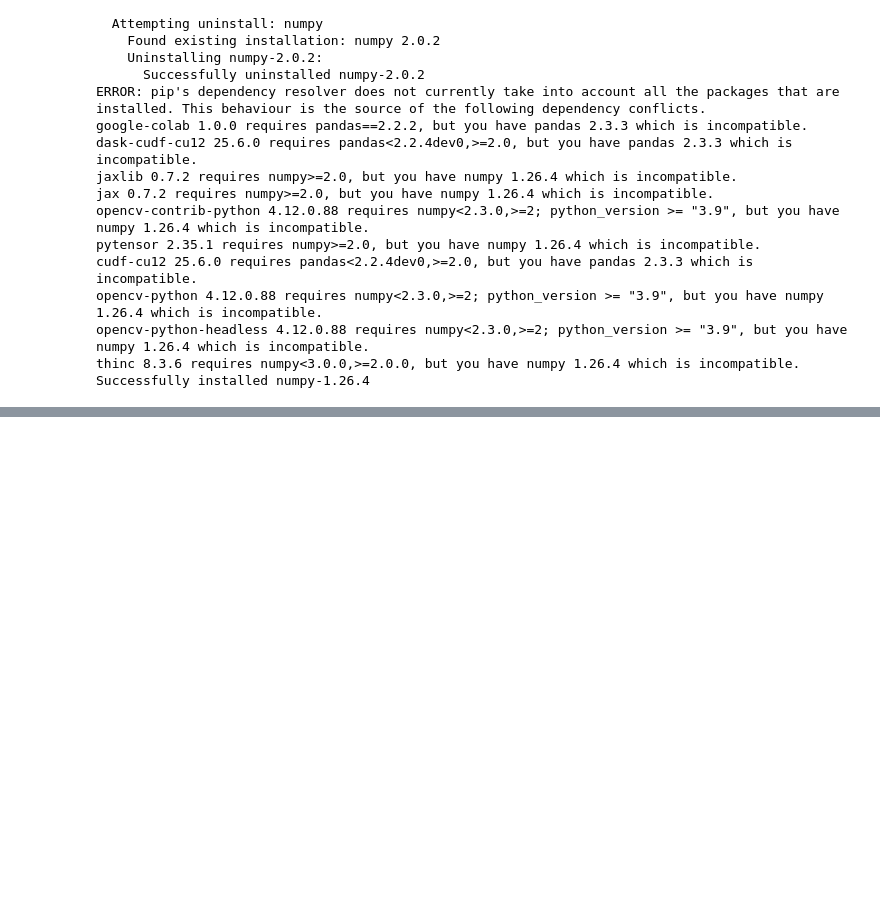
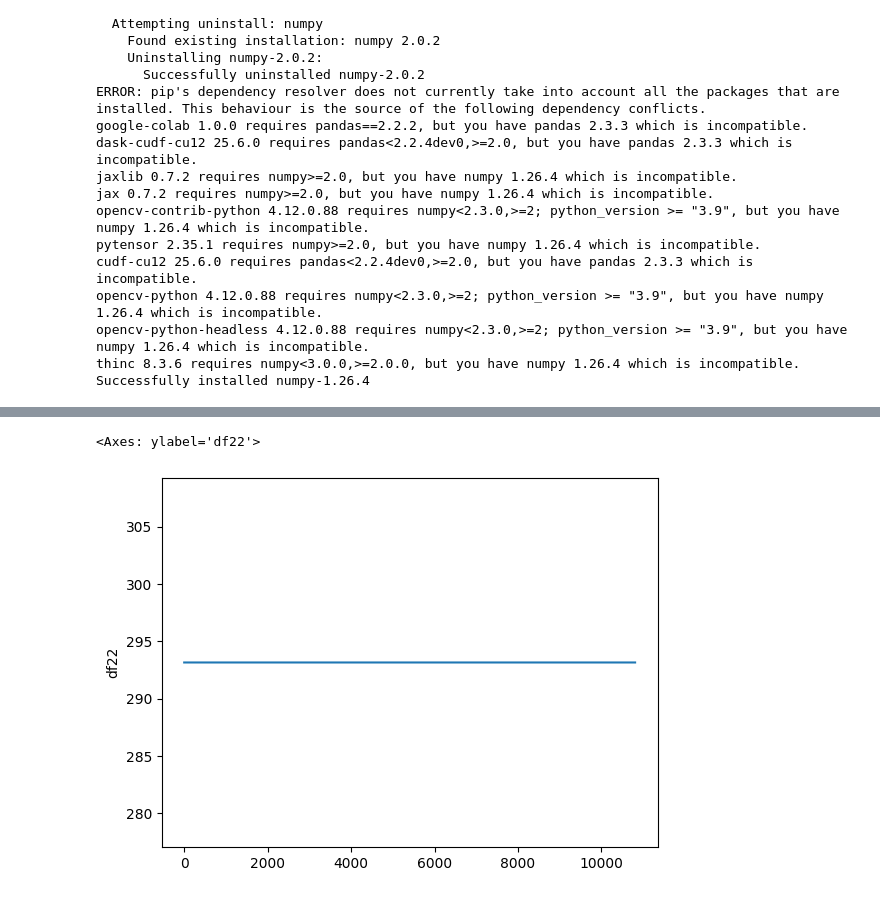
Before and after one commit to rhqrhq/Adversarial_Examples_Papers, a Jupyter notebook: pTRpred.ipynb, the cells around one changed output, grey strips where cells are left out. Cells and saved outputs as stored; diff of their text form; code cells hidden in the pictures; blank space fills up the shorter version.

```diff
--- a/pTRpred.ipynb
+++ b/pTRpred.ipynb
@@ -1256,2 +1254,7 @@ Index(['T', 'Q1', 'S1', 'IT', 'V'], dtype='object')
+# %%
+sns.lineplot(df1["df22"])
+# %% [output]
+<Axes: ylabel='df22'>
+[figure, added]
 # %%
 import seaborn as sns
```
Also changed, not shown: parts of 15 cells of this notebook.
